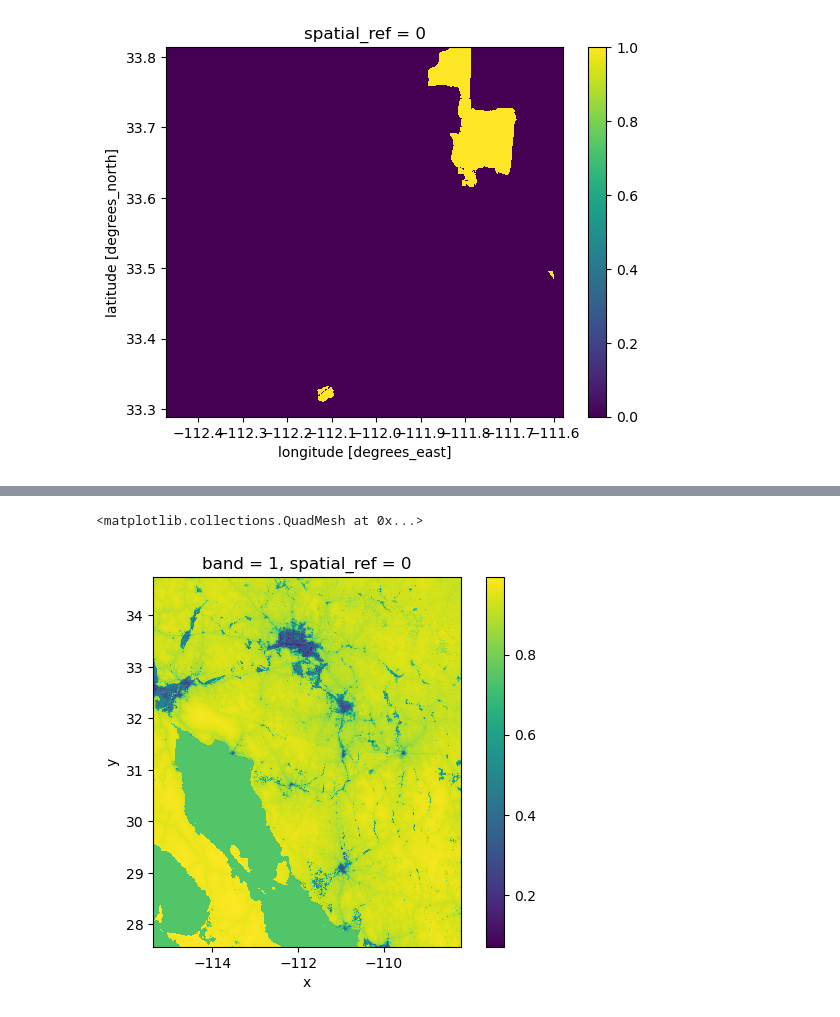
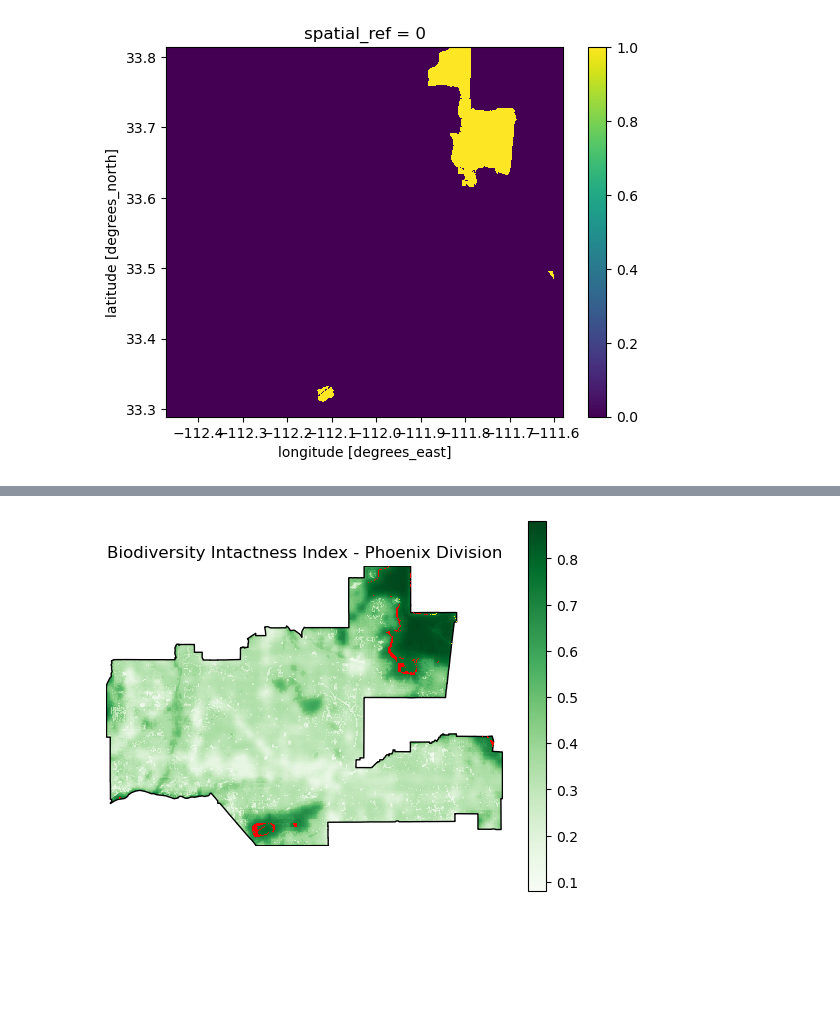
Before and after one commit to rosemaryjuarez/Maricopa-County-bidiversity-analysis, a Jupyter notebook: Final_biodiversity_analysis.ipynb, the cells around one changed output, grey strips where cells are left out. Drawn from its saved outputs; the diff is of its cells as text; code cells hidden in the pictures; blank space fills up the shorter version.

```diff
--- a/Final_biodiversity_analysis.ipynb
+++ b/Final_biodiversity_analysis.ipynb
@@ -292,3 +321,7 @@ phoenix_bii_2020.plot()
 # %% [output]
 <matplotlib.collections.QuadMesh at 0x...>
 [figure]
+# %%
+#same for 2017
+phoenix_bii_2017=phoenix_bii_17 >= .75
+phoenix_bii_2017.plot()
@@ -295,3 +331,4 @@ phoenix_bii_2020.plot()
 # %%
-#to calculate percentage area
-phoenix_bii_2020.astype('int64')
+#percentage area for 2020 and 2017: first need to convert boolean to int
+phoenix_bii_2020 = phoenix_bii_2020.astype('int64')
+phoenix_bii_2017 = phoenix_bii_2017.astype('int64')
@@ -316,0 +350,3 @@ test
+# %%
+phoenix_bii_change = phoenix_bii_2020 - phoenix_bii_2017
+phoenix_bii_change.plot()
@@ -317,9 +356,23 @@ test
+# %%
+#this will remove the noise i dont want in my plot
+phoenix_bii_change = phoenix_bii_change.where(phoenix_bii_change != 0)
 # %%
 #final final map
 fig, ax = plt.subplots()
 
-phoenix.plot(ax = ax)
-az_17.plot(ax = ax)
+phoenix_bii_20.plot(ax = ax,
+                    cmap = 'Greens'
+                )
+phoenix.plot(ax = ax,
+             color = 'none',
+             edgecolor = 'black'
+            )
+phoenix_bii_change.plot(ax = ax,
+                        cmap = 'autumn',
+                        add_colorbar = False
+                       )
+plt.axis('off')
+plt.title('Biodiversity Intactness Index - Phoenix Division')
+plt.show()
 # %% [output]
-<matplotlib.collections.QuadMesh at 0x...>
-[figure, old version]
+[figure, new version]
```
Also changed, not shown: parts of 40 cells of this notebook.
